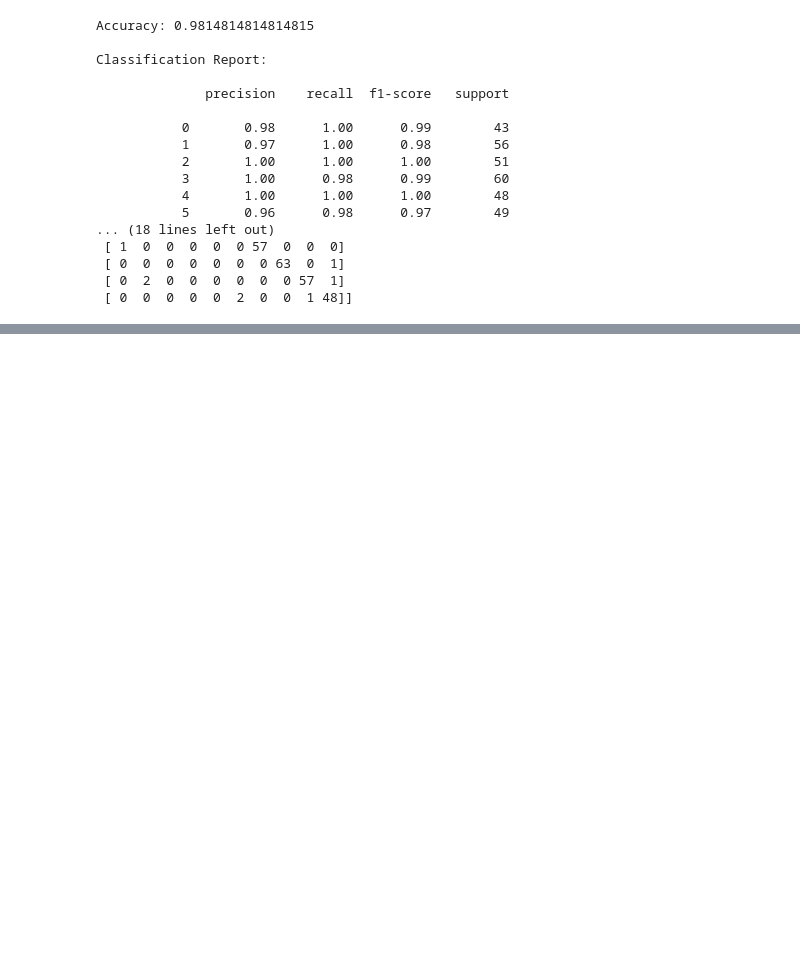
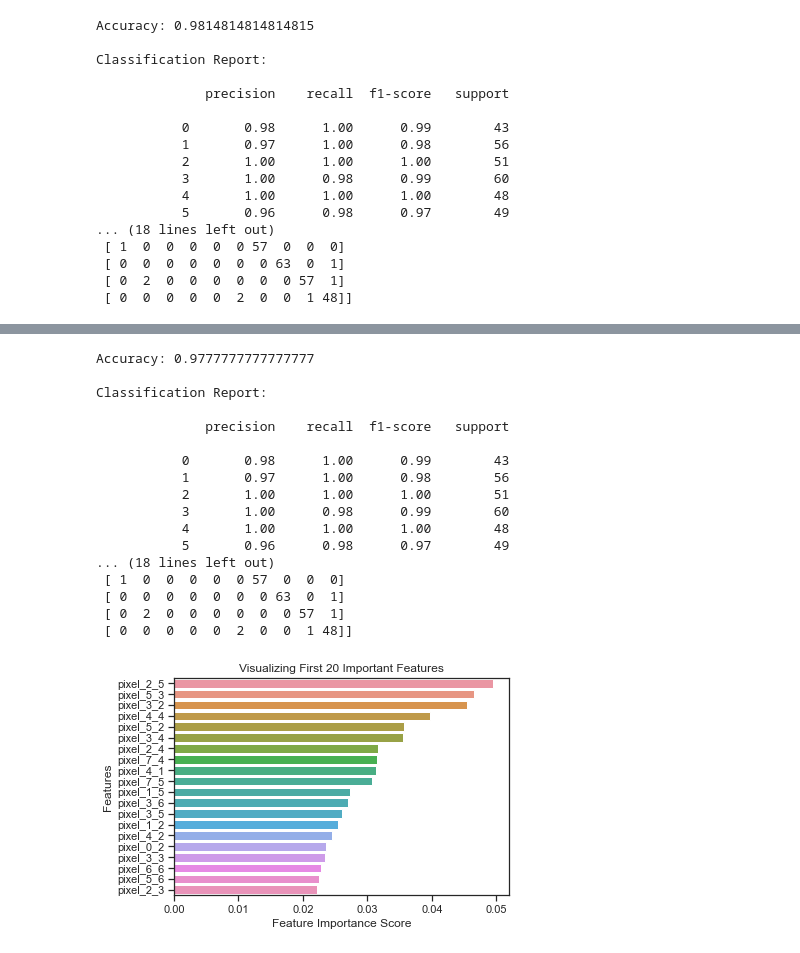
Before and after one commit to teoyi/scientific-computing-archive, a Jupyter notebook: sci-comp-II/Week-10/digits-recognition-v2.ipynb, the cells around one changed output, grey strips where cells are left out. Saved outputs shown, nothing was run; the diff lists cells and outputs as text; code cells hidden in the pictures; blank space fills up the shorter version.

Commit message:
Completed digits recognition

```diff
--- a/sci-comp-II/Week-10/digits-recognition-v2.ipynb
+++ b/sci-comp-II/Week-10/digits-recognition-v2.ipynb
@@ -378,0 +412,60 @@ Classification Report:
+# %%
+from sklearn.ensemble import RandomForestClassifier
+#print(digits_dataset)
+
+Xx = digits_dataset[digits.feature_names]
+Yy = digits_dataset['label']
+
+# Splitting dataset into training and test set
+# 70% training and 30% test
+Xx_train, Xx_test, Yy_train, Yy_test = train_test_split(Xx, Yy, test_size=0.3)
+
+# Creating Gaussian Classifier
+clff = RandomForestClassifier(n_estimators = 100)
+
+# Training the model and predicting y with test x
+clff.fit(Xx_train, Yy_train)
+Yy_pred = clff.predict(Xx_test)
+
+# Getting accuracy value
+print(f'''
+Accuracy: {metrics.accuracy_score(Yy_test, Yy_pred)}
+
+Classification Report:
+
+{metrics.classification_report(y_test, y_pred)}
+
+Confusion Matrix:
+
+{metrics.confusion_matrix(y_test, y_pred, labels=range(digits.target_names.shape[0]))}
+''')
+
+# Looking at important features
+feature_imp = pd.Series(clff.feature_importances_,index=digits.feature_names).sort_values(ascending=False)
+#print(feature_imp)
+
+plt.figure()
+seaborn.barplot(x = feature_imp[0:20], y = feature_imp.index[0:20])
+plt.xlabel('Feature Importance Score')
+plt.ylabel('Features')
+plt.title("Visualizing First 20 Important Features")
+plt.show()
+# %% [output]
+Accuracy: 0.9777777777777777
+
+Classification Report:
+
+              precision    recall  f1-score   support
+
+           0       0.98      1.00      0.99        43
+           1       0.97      1.00      0.98        56
+           2       1.00      1.00      1.00        51
+           3       1.00      0.98      0.99        60
+           4       1.00      1.00      1.00        48
+           5       0.96      0.98      0.97        49
+... (18 lines left out)
+ [ 1  0  0  0  0  0 57  0  0  0]
+ [ 0  0  0  0  0  0  0 63  0  1]
+ [ 0  2  0  0  0  0  0  0 57  1]
+ [ 0  0  0  0  0  2  0  0  1 48]]
+[figure, added]
```
Also changed, not shown: parts of 2 cells of this notebook.
